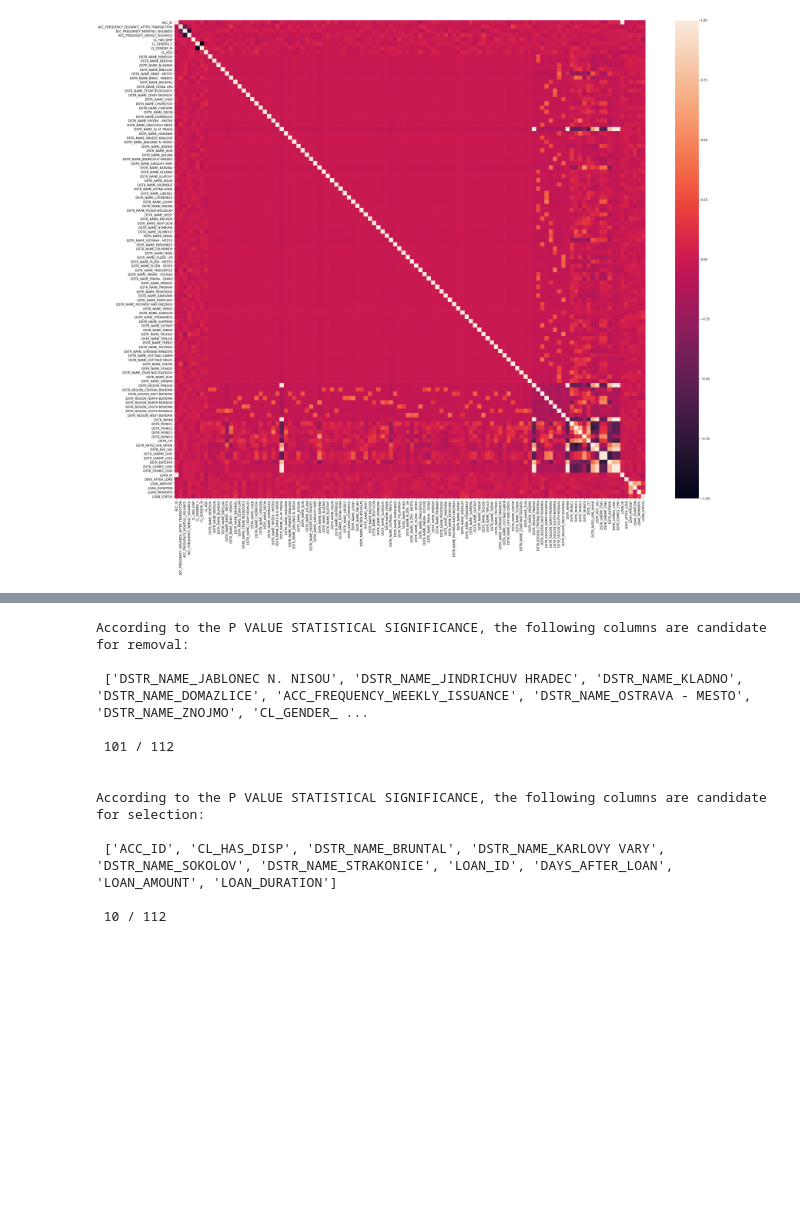
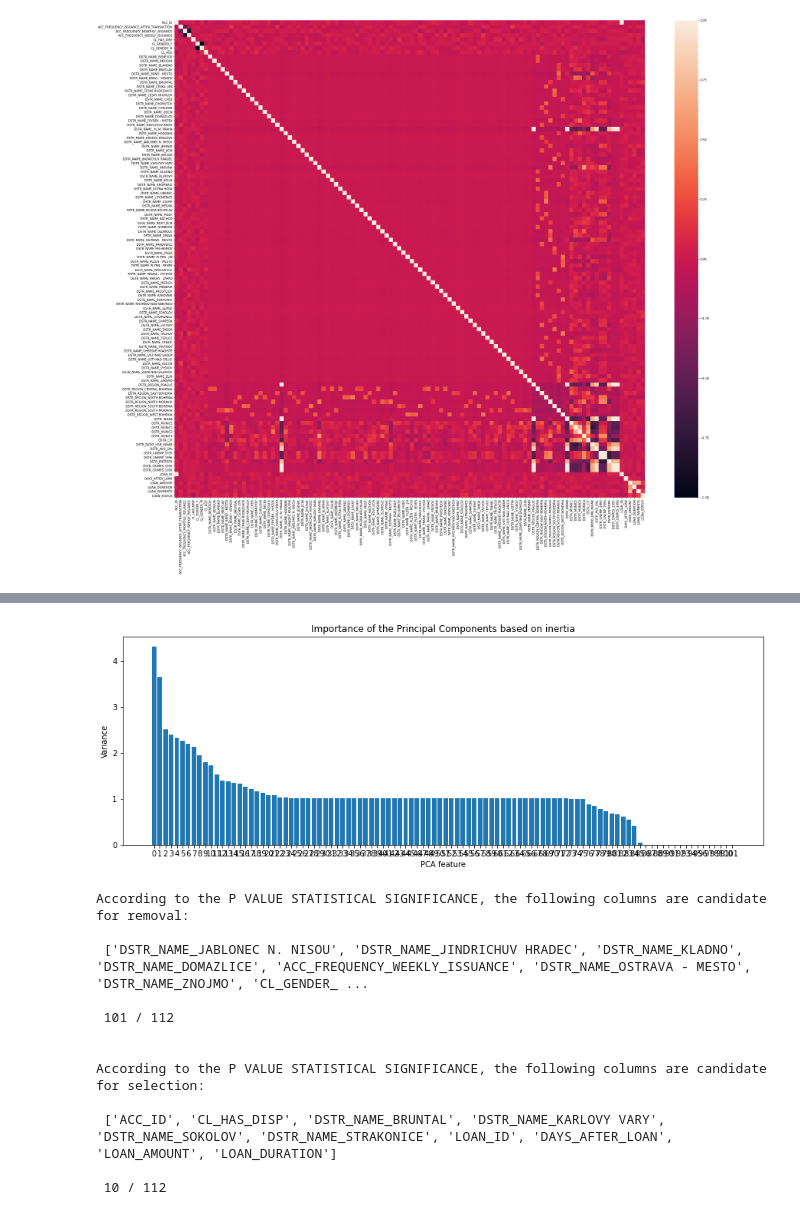
Before and after one commit to tfranza/ibotta_fraud, a Jupyter notebook: data/data_analysis/data_analysis.ipynb, the cells around one changed output, grey strips where cells are left out. Saved outputs shown, nothing was run; the diff lists cells and outputs as text; code cells hidden in the pictures; blank space fills up the shorter version.

```diff
--- a/data/data_analysis/data_analysis.ipynb
+++ b/data/data_analysis/data_analysis.ipynb
@@ -296,6 +294,28 @@ According to the PEARSON CORRELATION MATRIX (threshold: 0.7), the following colu
  ['ACC_ID', 'ACC_FREQUENCY_ISSUANCE_AFTER_TRANSACTION', 'ACC_FREQUENCY_MONTHLY_ISSUANCE', 'CL_HAS_DISP', 'CL_GENDER_F', 'CL_GENDER_M', 'CL_AGE', 'DSTR_NAME_BENESOV', 'DSTR_NAME_BEROUN', 'DSTR_NAME_BLA ...
 
  102 / 111
+# %%
+import matplotlib.pyplot as plt
+
+from sklearn.preprocessing import StandardScaler
+from sklearn.decomposition import PCA
+from sklearn.pipeline import make_pipeline
+
+scaler = StandardScaler()
+pca = PCA()
+pipeline = make_pipeline(scaler, pca)
+pipeline.fit(static_df[pearson_selected_columns])
+
+features = range(pca.n_components_)
+plt.figure(figsize=(15,5))
+plt.bar(features, pca.explained_variance_)
+plt.xlabel('PCA feature')
+plt.ylabel('Variance')
+plt.xticks(features)
+plt.title('Importance of the Principal Components based on inertia')
+plt.show()
+# %% [output]
+[figure, added]
 # %%
 import statsmodels.api as sm
 
```
Also changed, not shown: parts of 7 cells of this notebook, 1 other file.
